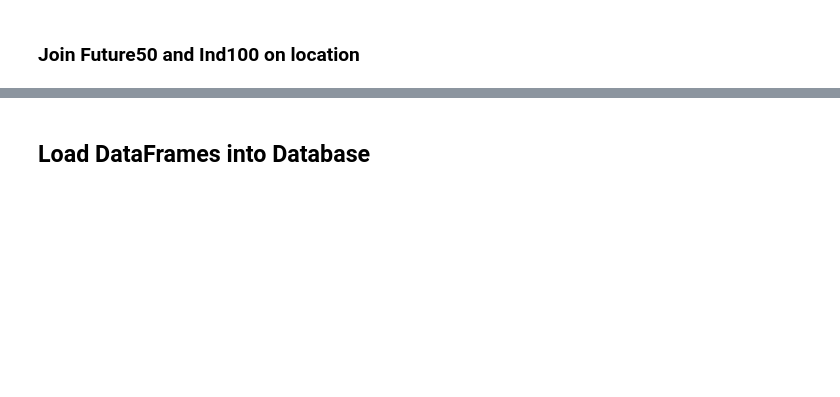
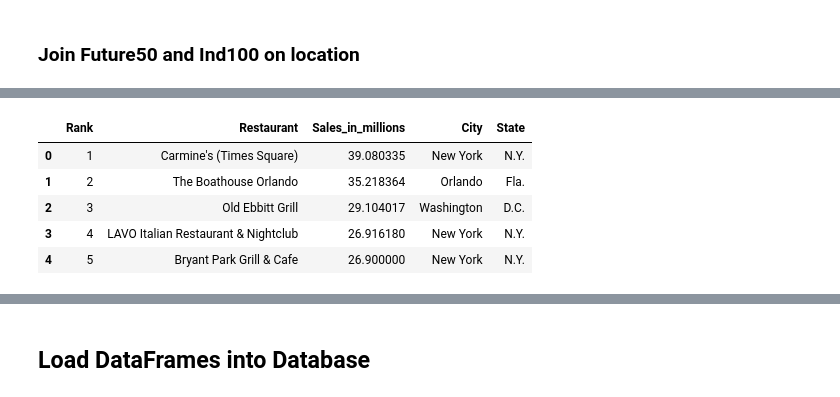
Before and after one commit to halpeter/ETL-Project, a Jupyter notebook: etl.ipynb, the cells around one changed output, grey strips where cells are left out. Saved outputs shown, nothing was run; the diff lists cells and outputs as text; code cells hidden in the pictures; blank space fills up the shorter version.

```diff
--- a/etl.ipynb
+++ b/etl.ipynb
@@ -128,5 +156,13 @@ future50_df.head()
 # %%
-# Step 3 Drop unnecessary columns from ind100 and create a new df
+# Step 4 Create a copy of the Ind100 dataframe and drop unnecessary columns.
+ind100_df = ind100.copy()
 ind100_df = ind100.drop(columns = ['Average Check', 'Meals Served'])
 ind100_df.head()
+# %% [output]
+|  | Rank | Restaurant | Sales_in_millions | City | State |
+| 0 | 1 | Carmine's (Times Square) | 39.080335 | New York | N.Y. |
+| 1 | 2 | The Boathouse Orlando | 35.218364 | Orlando | Fla. |
+| 2 | 3 | Old Ebbitt Grill | 29.104017 | Washington | D.C. |
+| 3 | 4 | LAVO Italian Restaurant & Nightclub | 26.916180 | New York | N.Y. |
+| 4 | 5 | Bryant Park Grill & Cafe | 26.900000 | New York | N.Y. |
 # %%
```
Also changed, not shown: parts of 9 cells of this notebook, 1 other file.
